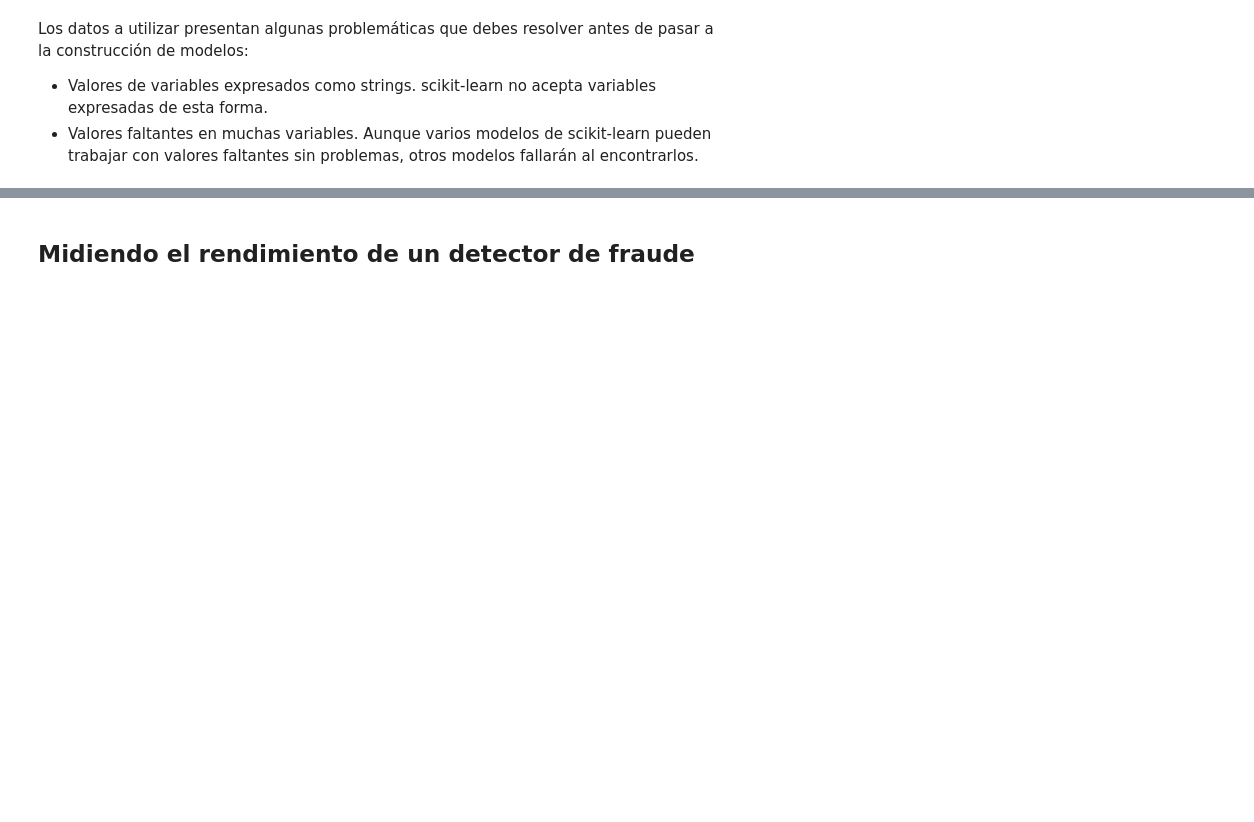
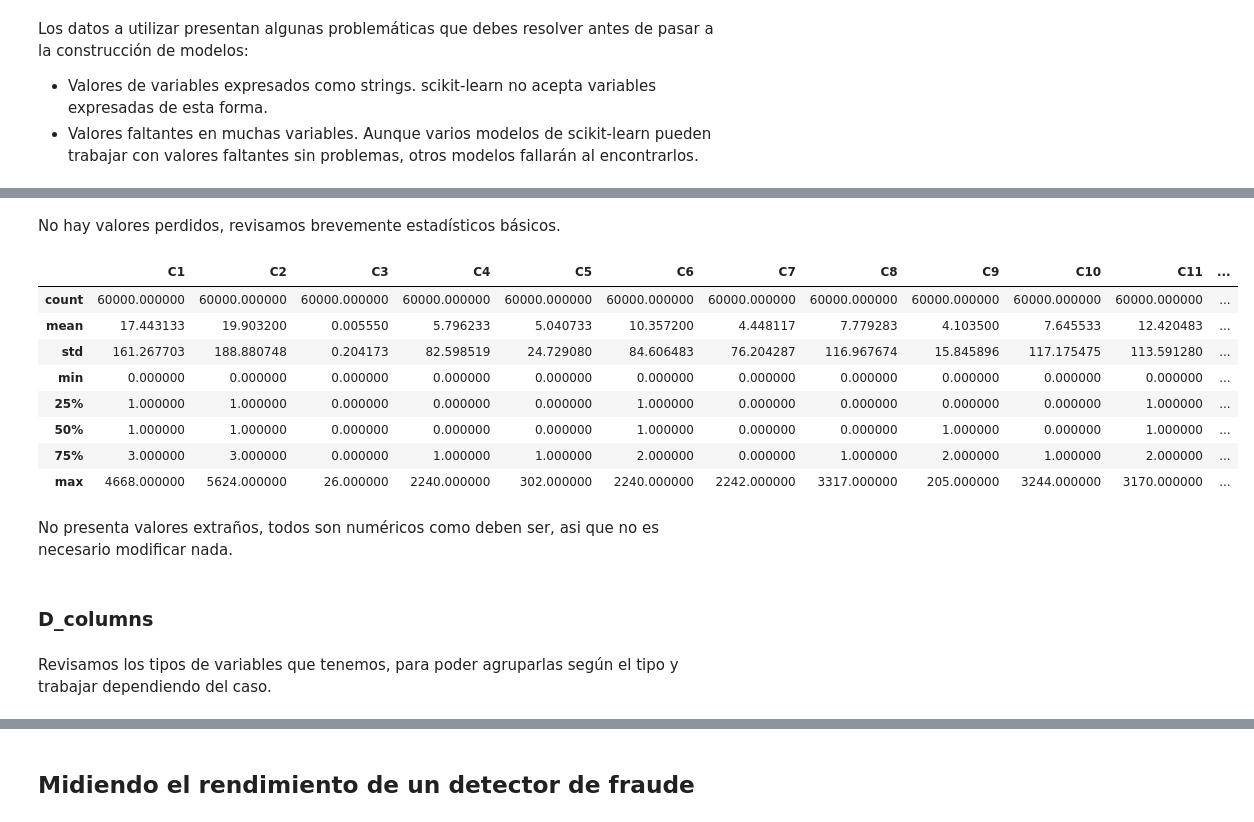
Before and after one commit to danielhuarita/decision_tree_ensembles, a Jupyter notebook: code/fraudDetection_student.ipynb, the cells around one changed output, grey strips where cells are left out. Saved outputs shown, nothing was run; the diff lists cells and outputs as text; code cells hidden in the pictures; blank space fills up the shorter version.

```diff
--- a/code/fraudDetection_student.ipynb
+++ b/code/fraudDetection_student.ipynb
@@ -79,0 +567,17 @@ Aplica las transformaciones que creas necesarias para tener los datos listos par
+# %%
+# Rellenamos los valores faltantes en las columnas categóricas con 'missing'
+test[numeric_cols_fix] = test[numeric_cols].fillna('missing')
+
+# Creamos nuevas columnas para cada columna categórica con la frecuencia de cada categoría vista en train
+for col in numeric_cols_fix:
+    colname_freq = col + '_freq'
+    test[colname_freq] = test[col].map(freq_maps_columns_cat[col])
+
+# Cuando mapeamos las frecuencias de las columnas categóricas en test,
+# es posible que algunas categorías no estén presentes en train,
+# en estos casos tendran un valor NaN, como es la frecuencia imputamos a 0
+test[numeric_cols_freq] = test[numeric_cols_freq].fillna(0)
+test[numeric_cols_freq] = test[numeric_cols_freq].astype(int)
+
+# Revisamos que no haya valores faltantes en las nuevas columnas de frecuencia en test
+test[numeric_cols_freq].isna().sum()
@@ -79,0 +623,3 @@ Aplica las transformaciones que creas necesarias para tener los datos listos par
+# %%
+categoric_cols =[col for col in card_columns if col not in numeric_cols]
+train[categoric_cols].isna().sum()
@@ -79,0 +643,21 @@ Aplica las transformaciones que creas necesarias para tener los datos listos par
+# %%
+# Rellenamos los valores faltantes en las columnas categóricas con 'missing'
+categoric_cols_fix = [col+'_fix' for col in categoric_cols]
+
+train[categoric_cols_fix] = train[categoric_cols].fillna('missing')
+test[categoric_cols_fix] = test[categoric_cols].fillna('missing')
+# %%
+# Codificación de laa variables: card4, card6, utilizando OneHotEncoder
+card_encoder = OneHotEncoder(handle_unknown='ignore',sparse_output=False)
+
+# Ajustamos el codificador en el conjunto de entrenamiento,
+# transformamos tanto el conjunto de entrenamiento como el de prueba
+train_card_encoded = card_encoder.fit_transform(train[['card4', 'card6']])
+test_card_encoded = card_encoder.transform(test[['card4', 'card6']])
+
+# Asignamos las nuevas columnas codificadas al DataFrame original en Train y Test
+train[card_encoder.get_feature_names_out(['card4', 'card6']).tolist()]=train_card_encoded
+test[card_encoder.get_feature_names_out(['card4', 'card6']).tolist()]=test_card_encoded
+
+# Guardamos los nombres de las nuevas columnas codificadas
+cards_pt2 = card_encoder.get_feature_names_out(['card4', 'card6']).tolist()
@@ -79,0 +773,20 @@ Aplica las transformaciones que creas necesarias para tener los datos listos par
+# %% [markdown]
+No hay valores perdidos, revisamos brevemente estadísticos básicos.
+# %%
+train[c_columns].describe()
+# %% [output]
+|  | C1 | C2 | C3 | C4 | C5 | C6 | C7 | C8 | C9 | C10 | C11 | ... |
+| count | 60000.000000 | 60000.000000 | 60000.000000 | 60000.000000 | 60000.000000 | 60000.000000 | 60000.000000 | 60000.000000 | 60000.000000 | 60000.000000 | 60000.000000 | ... |
+| mean | 17.443133 | 19.903200 | 0.005550 | 5.796233 | 5.040733 | 10.357200 | 4.448117 | 7.779283 | 4.103500 | 7.645533 | 12.420483 | ... |
+| std | 161.267703 | 188.880748 | 0.204173 | 82.598519 | 24.729080 | 84.606483 | 76.204287 | 116.967674 | 15.845896 | 117.175475 | 113.591280 | ... |
+| min | 0.000000 | 0.000000 | 0.000000 | 0.000000 | 0.000000 | 0.000000 | 0.000000 | 0.000000 | 0.000000 | 0.000000 | 0.000000 | ... |
+| 25% | 1.000000 | 1.000000 | 0.000000 | 0.000000 | 0.000000 | 1.000000 | 0.000000 | 0.000000 | 0.000000 | 0.000000 | 1.000000 | ... |
+| 50% | 1.000000 | 1.000000 | 0.000000 | 0.000000 | 0.000000 | 1.000000 | 0.000000 | 0.000000 | 1.000000 | 0.000000 | 1.000000 | ... |
+| 75% | 3.000000 | 3.000000 | 0.000000 | 1.000000 | 1.000000 | 2.000000 | 0.000000 | 1.000000 | 2.000000 | 1.000000 | 2.000000 | ... |
+| max | 4668.000000 | 5624.000000 | 26.000000 | 2240.000000 | 302.000000 | 2240.000000 | 2242.000000 | 3317.000000 | 205.000000 | 3244.000000 | 3170.000000 | ... |
+# %% [markdown]
+No presenta valores extraños, todos son numéricos como deben ser, asi que no es necesario modificar nada.
+# %% [markdown]
+### D_columns
+# %% [markdown]
+Revisamos los tipos de variables que tenemos, para poder agruparlas según el tipo y trabajar dependiendo del caso.
```
Also changed, not shown: parts of 139 cells of this notebook.
